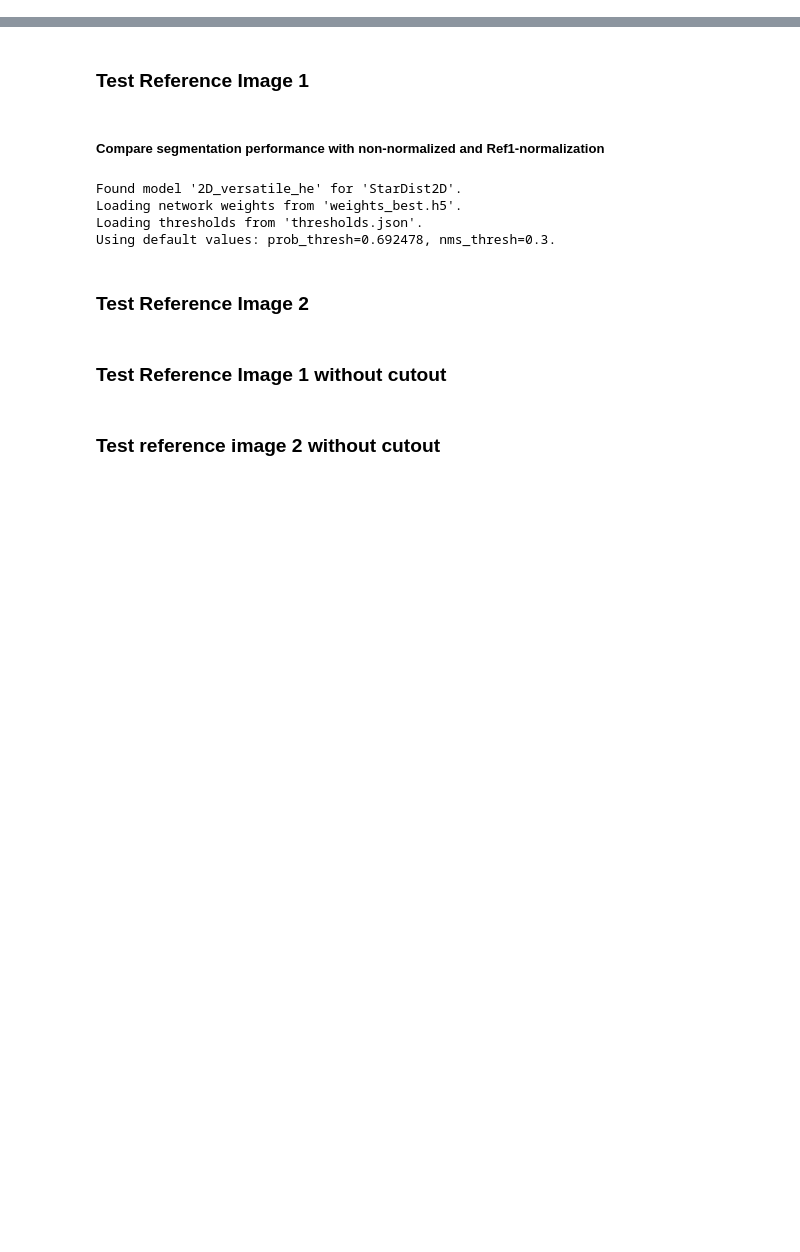
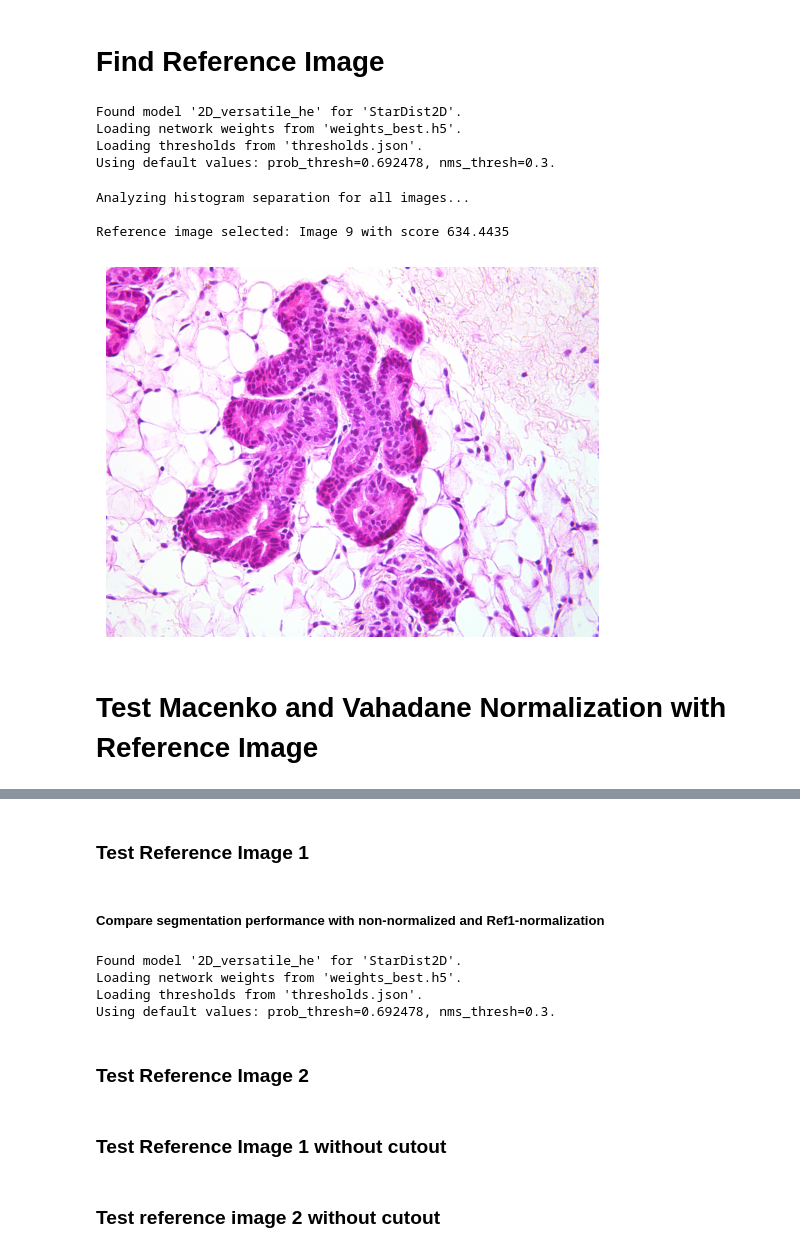
Before and after one commit to lhertrich/ASON, a Jupyter notebook: normalization.ipynb, the cells around one changed output, grey strips where cells are left out. Cells and saved outputs as stored; diff of their text form; code cells hidden in the pictures; blank space fills up the shorter version.

Commit message:
finished normalization exploration

```diff
--- a/normalization.ipynb
+++ b/normalization.ipynb
@@ -15,2 +23,10 @@ from tiatoolbox.tools import stainnorm
 # %%
 image_paths = sorted(["data/images/"+path for path in os.listdir("data/images") if not path.startswith(".")])
+images = list(map(tifffile.imread, image_paths))
+
+normalized_image_paths = sorted(["data/normalized_images/"+path for path in os.listdir("data/normalized_images/") if not path.startswith(".")])
+normalized_images = list(map(tifffile.imread, normalized_image_paths))
+
+mask_paths = sorted(["data/masks/"+path for path in os.listdir("data/masks") if not path.startswith(".")])
+masks = list(map(tifffile.imread, mask_paths))
+data = list(zip(images, masks))
@@ -41,0 +33,2 @@ stain_normalizer_2.fit(reference_image_2)
+# %% [markdown]
+# Find Reference Image
@@ -41,0 +72,48 @@ stain_normalizer_2.fit(reference_image_2)
+# %%
+def find_reference_image(data: List[Tuple[np.ndarray, np.ndarray]], model: StarDist2D) -> Tuple[int, np.ndarray]:
+    """Finds the reference image with the most separated nuclei and background histograms.
+
+    Args:
+        data (List[Tuple[np.ndarray, np.ndarray]]): The images and masks to choose the reference image from.
+        model (StarDist2D): The model to use for segmentation.
+    Returns:
+        Tuple[int, np.ndarray]: A tuple containing the index of the reference image and the reference image array.
+    """
+
+    print("Analyzing histogram separation for all images...")
+
+    max_separation_score = 0
+    reference_idx = 0
+    reference_image = images[0]
+
+    for i, (image, mask) in enumerate(data):
+        separation_score = calculate_histogram_separation(image, mask, model)
+        if separation_score > max_separation_score:
+            max_separation_score = separation_score
+            reference_idx = i
+            reference_image = image
+
+    print(f"\nReference image selected: Image {reference_idx} with score {max_separation_score:.4f}")
+
+    return reference_idx, reference_image
+# %%
+model = StarDist2D.from_pretrained('2D_versatile_he')
+# %% [output]
+Found model '2D_versatile_he' for 'StarDist2D'.
+Loading network weights from 'weights_best.h5'.
+Loading thresholds from 'thresholds.json'.
+Using default values: prob_thresh=0.692478, nms_thresh=0.3.
+# %%
+ref_idx, ref_img = find_reference_image(data, model)
+# %% [output]
+Analyzing histogram separation for all images...
+
+Reference image selected: Image 9 with score 634.4435
+# %%
+plt.imshow(ref_img)
+plt.axis(False)
+plt.show()
+# %% [output]
+[figure, added]
+# %% [markdown]
+# Test Macenko and Vahadane Normalization with Reference Image
```
Also changed, not shown: parts of 17 cells of this notebook.
